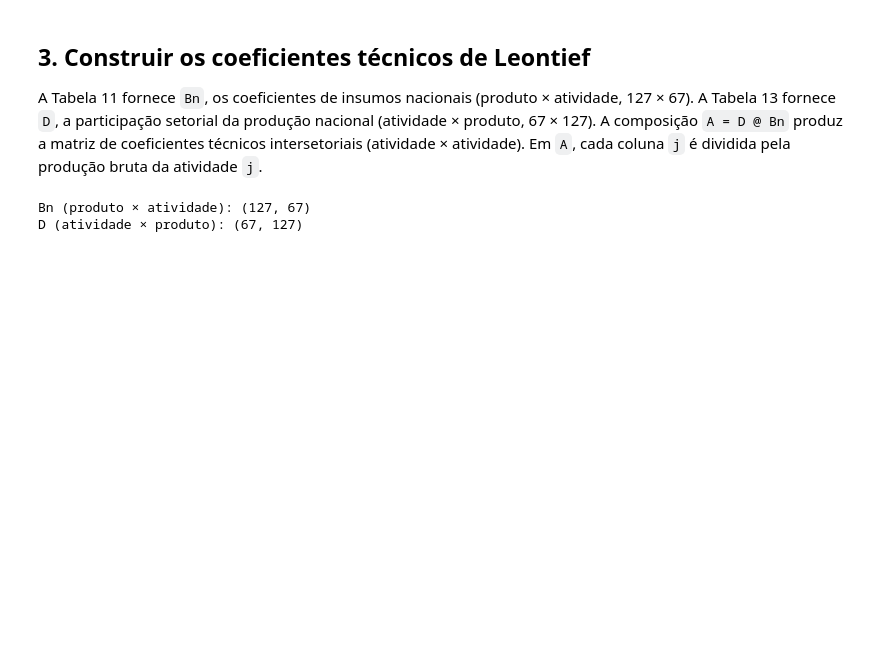
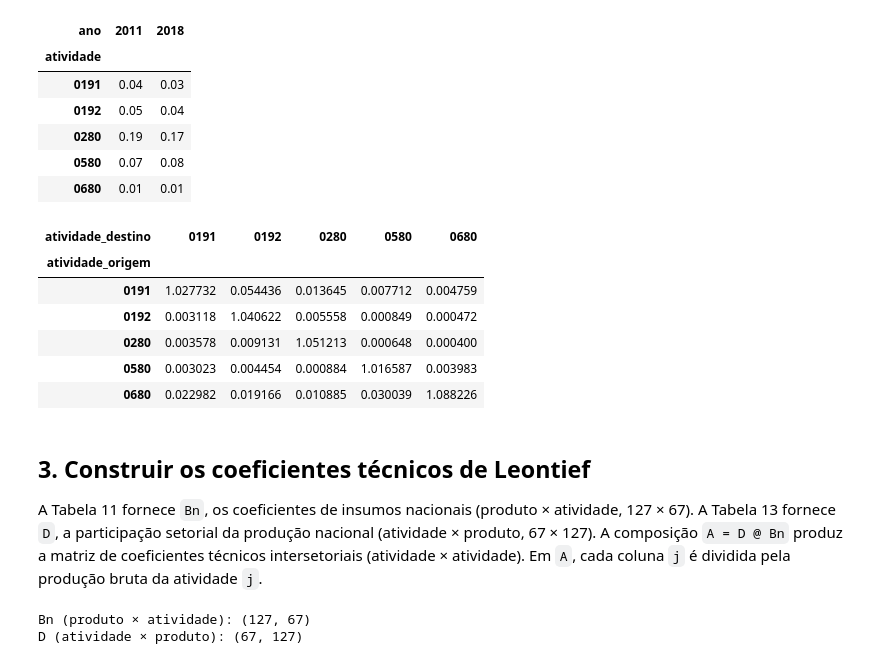
Before and after one commit to G-Cintra/Redes, a Jupyter notebook: analise_matriz_insumo_produto.ipynb, the cells around one changed output. Saved outputs shown, nothing was run; the diff lists cells and outputs as text; code cells hidden in the pictures; blank space fills up the shorter version.

```diff
--- a/analise_matriz_insumo_produto.ipynb
+++ b/analise_matriz_insumo_produto.ipynb
@@ -59,3 +77,32 @@ Abas carregadas: 01, 02, 03, 04, 05, 06, 07, 08, 09, 10, 11, 12, 13, 14, 15
+# %%
+intensidades_co2_exterior = execucao.carregar(
+    arquivos.carregar_intensidades_co2_exterior_representativo,
+    arquivos.ARQUIVO_INTENSIDADES_CO2_EXTERIOR,
+    "Intensidades de CO₂ do exterior representativo, por ano de cenário.",
+)
+inversa_leontief_exterior = execucao.carregar(
+    arquivos.carregar_inversa_leontief_exterior_representativo,
+    arquivos.ARQUIVO_INVERSA_LEONTIEF_EXTERIOR,
+    "Inversa de Leontief do exterior representativo (parâmetro de cenário).",
+)
+
+display(intensidades_co2_exterior.head())
+display(inversa_leontief_exterior.head().iloc[:, :5])
+# %% [output]
+| ano | 2011 | 2018 |
+| atividade |  |  |
+| 0191 | 0.04 | 0.03 |
+| 0192 | 0.05 | 0.04 |
+| 0280 | 0.19 | 0.17 |
+| 0580 | 0.07 | 0.08 |
+| 0680 | 0.01 | 0.01 |
+| atividade_destino | 0191 | 0192 | 0280 | 0580 | 0680 |
+| atividade_origem |  |  |  |  |  |
+| 0191 | 1.027732 | 0.054436 | 0.013645 | 0.007712 | 0.004759 |
+| 0192 | 0.003118 | 1.040622 | 0.005558 | 0.000849 | 0.000472 |
+| 0280 | 0.003578 | 0.009131 | 1.051213 | 0.000648 | 0.000400 |
+| 0580 | 0.003023 | 0.004454 | 0.000884 | 1.016587 | 0.003983 |
+| 0680 | 0.022982 | 0.019166 | 0.010885 | 0.030039 | 1.088226 |
 # %% [markdown]
 ## 3. Construir os coeficientes técnicos de Leontief
 
```
Also changed, not shown: parts of 28 cells of this notebook, 16 other files.
